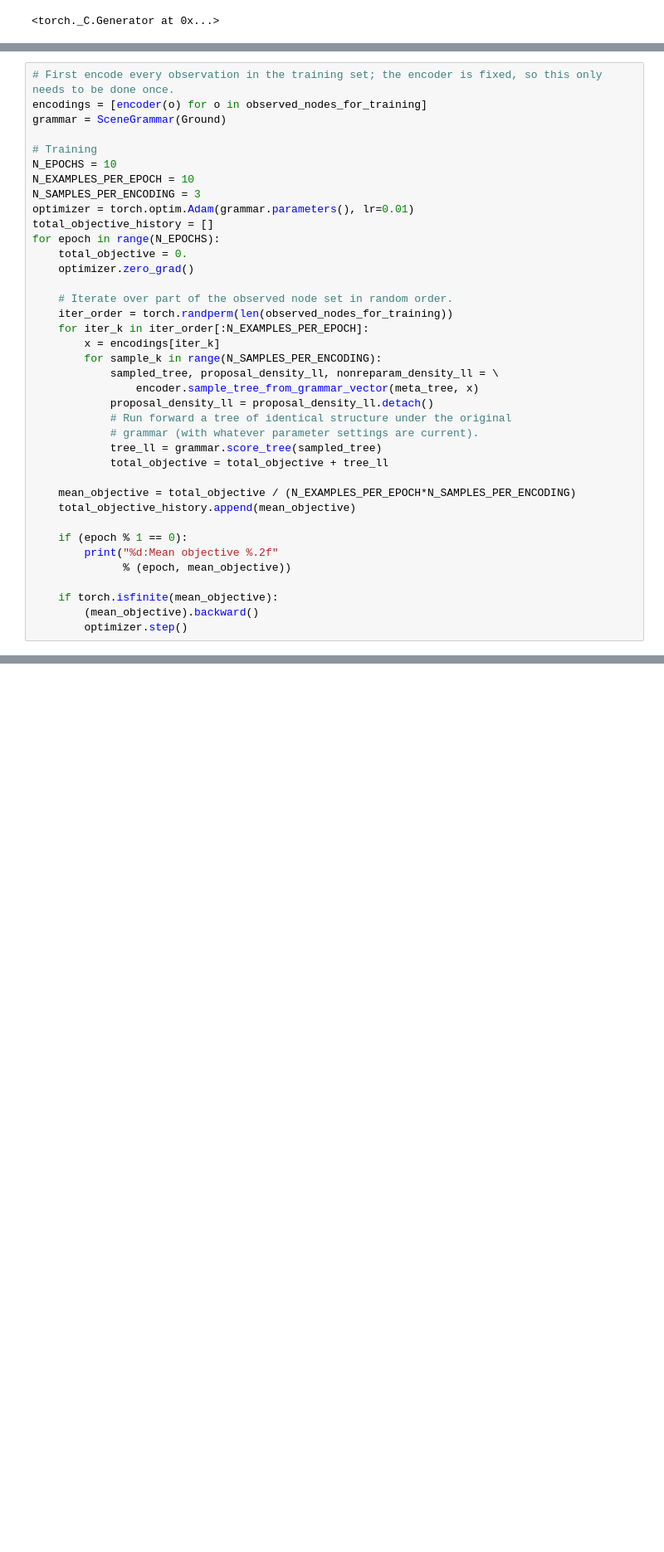
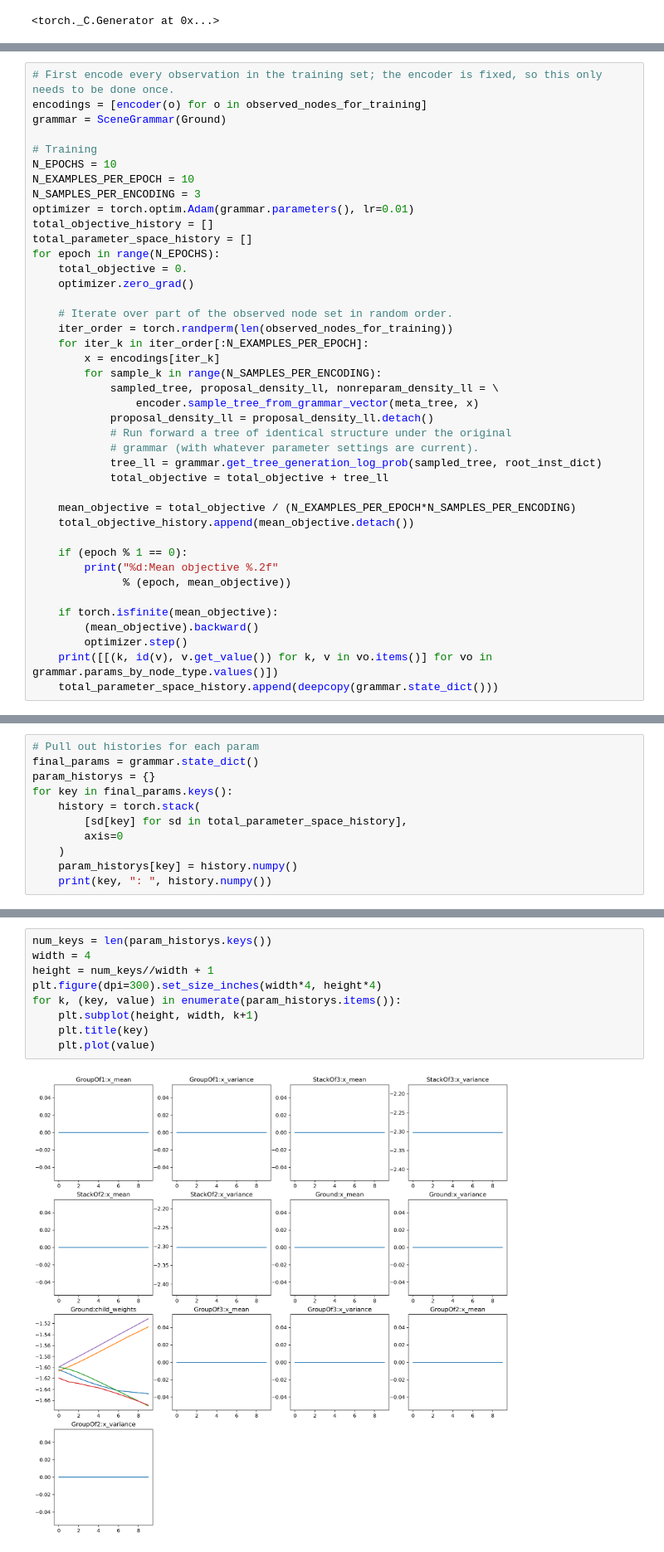
Before and after one commit to gizatt/spatial_scene_grammars, a Jupyter notebook: spatial_scene_grammars_examples/planar_box_stacks/grammar_fitting_with_grammar_encoder.ipynb, the cells around one changed output, grey strips where cells are left out. Shown at 83% size. Cells and saved outputs as stored; diff of their text form; blank space fills up the shorter version.

```diff
--- a/spatial_scene_grammars_examples/planar_box_stacks/grammar_fitting_with_grammar_encoder.ipynb
+++ b/spatial_scene_grammars_examples/planar_box_stacks/grammar_fitting_with_grammar_encoder.ipynb
@@ -125,6 +179,7 @@ N_EXAMPLES_PER_EPOCH = 10
 N_SAMPLES_PER_ENCODING = 3
 optimizer = torch.optim.Adam(grammar.parameters(), lr=0.01)
 total_objective_history = []
+total_parameter_space_history = []
 for epoch in range(N_EPOCHS):
     total_objective = 0.
     optimizer.zero_grad()
@@ -139,11 +194,11 @@ for epoch in range(N_EPOCHS):
             proposal_density_ll = proposal_density_ll.detach()
             # Run forward a tree of identical structure under the original
             # grammar (with whatever parameter settings are current).
-            tree_ll = grammar.score_tree(sampled_tree)
+            tree_ll = grammar.get_tree_generation_log_prob(sampled_tree, root_inst_dict)
             total_objective = total_objective + tree_ll
 
     mean_objective = total_objective / (N_EXAMPLES_PER_EPOCH*N_SAMPLES_PER_ENCODING)
-    total_objective_history.append(mean_objective)
+    total_objective_history.append(mean_objective.detach())
 
     if (epoch % 1 == 0):
         print("%d:Mean objective %.2f"
@@ -152,4 +207,6 @@ for epoch in range(N_EPOCHS):
     if torch.isfinite(mean_objective):
         (mean_objective).backward()
         optimizer.step()
+    print([[(k, id(v), v.get_value()) for k, v in vo.items()] for vo in grammar.params_by_node_type.values()])
+    total_parameter_space_history.append(deepcopy(grammar.state_dict()))
 # %% [output]
@@ -157,0 +230,11 @@ RuntimeError: element 0 of tensors does not require grad and does not have a gra
+# %%
+# Pull out histories for each param
+final_params = grammar.state_dict()
+param_historys = {}
+for key in final_params.keys():
+    history = torch.stack(
+        [sd[key] for sd in total_parameter_space_history],
+        axis=0
+    )
+    param_historys[key] = history.numpy()
+    print(key, ": ", history.numpy())
@@ -157,0 +259,11 @@ RuntimeError: element 0 of tensors does not require grad and does not have a gra
+# %%
+num_keys = len(param_historys.keys())
+width = 4
+height = num_keys//width + 1
+plt.figure(dpi=300).set_size_inches(width*4, height*4)
+for k, (key, value) in enumerate(param_historys.items()):
+    plt.subplot(height, width, k+1)
+    plt.title(key)
+    plt.plot(value)
+# %% [output]
+[figure, added]
```
Also changed, not shown: parts of 5 cells of this notebook, 6 other files.
